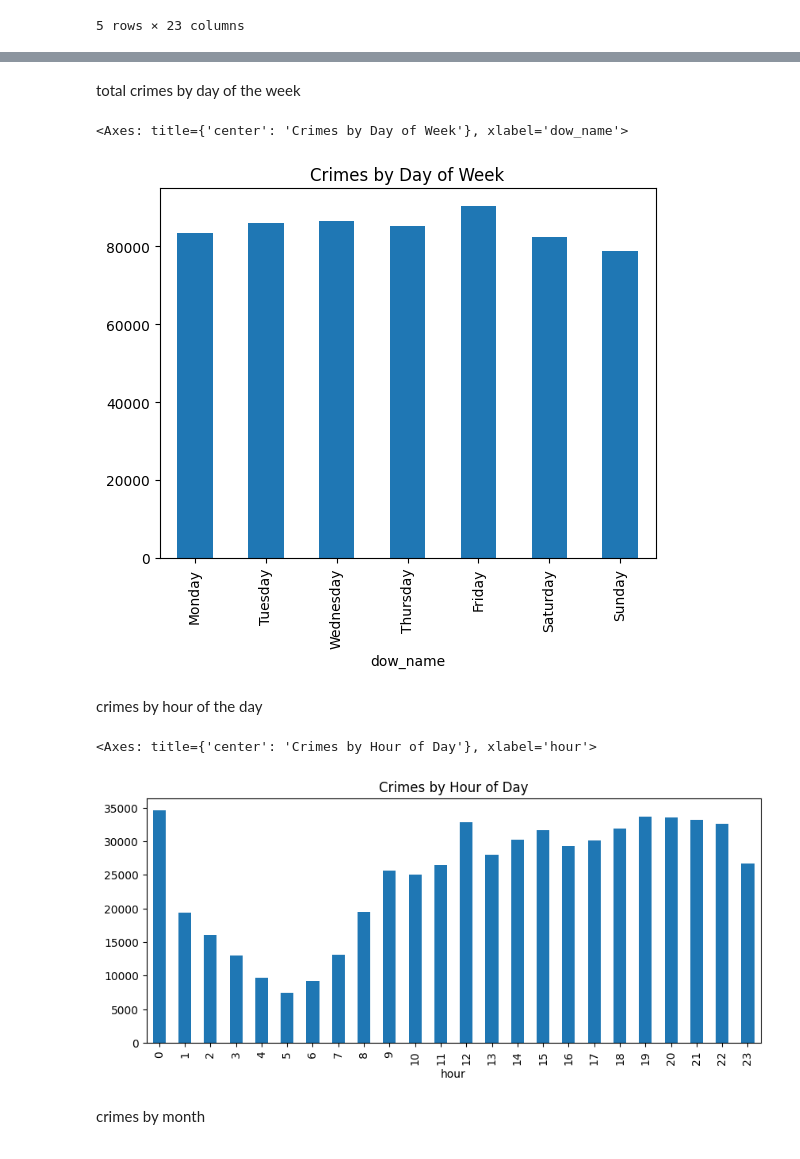
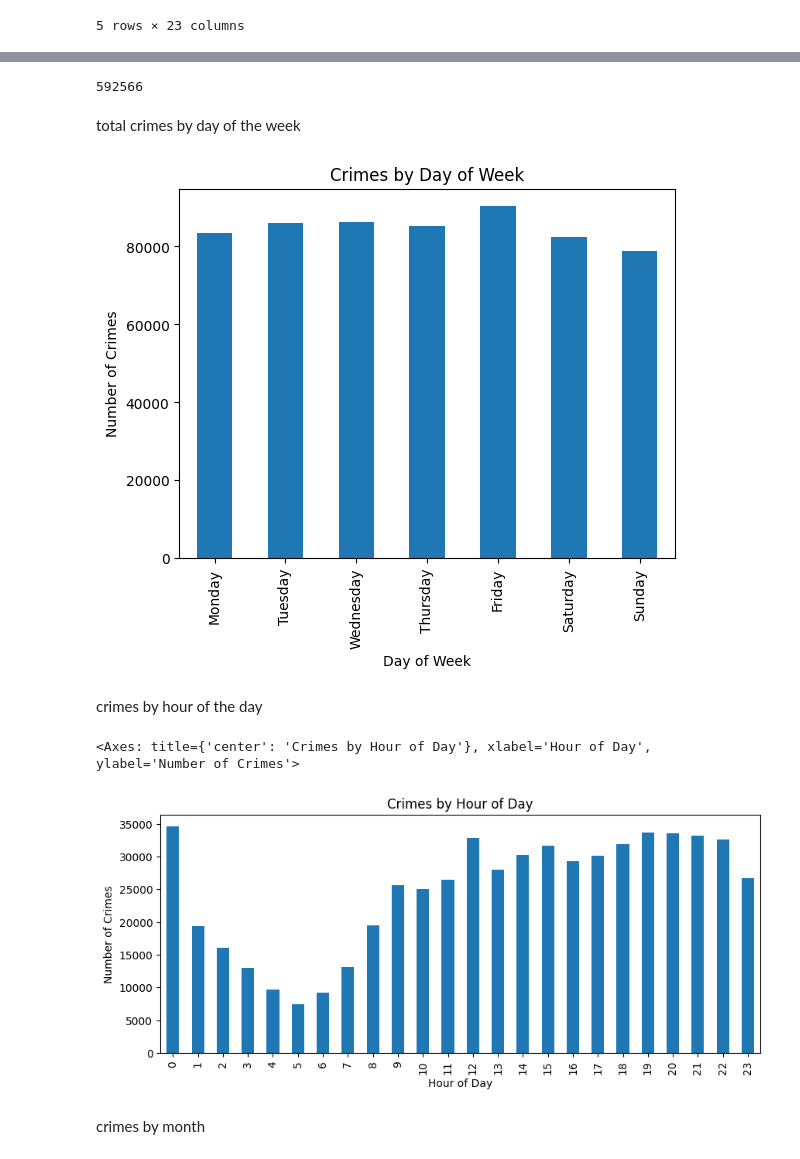
Before and after one commit to miri-red/SafetyIsAllYouNeed, a Jupyter notebook: EDA/chicago_crime_eda.ipynb, the cells around one changed output, grey strips where cells are left out. Cells and saved outputs as stored; diff of their text form; code cells hidden in the pictures.

```diff
--- a/EDA/chicago_crime_eda.ipynb
+++ b/EDA/chicago_crime_eda.ipynb
@@ -16,3 +38,7 @@ df.head()
+# %%
+df["ID"].nunique()
+# %% [output]
+592566
 # %%
 df["Date"] = pd.to_datetime(df["Date"])
 # %%
@@ -24,27 +50,25 @@ df["year"] = df["Date"].dt.year
 # %% [markdown]
 total crimes by day of the week
 # %%
-df["dow_name"].value_counts().reindex(
+
+ax = df["dow_name"].value_counts().reindex(
     ["Monday","Tuesday","Wednesday","Thursday","Friday","Saturday","Sunday"]
-)
-
-df["dow_name"].value_counts().reindex(
-    ["Monday","Tuesday","Wednesday","Thursday","Friday","Saturday","Sunday"]
-).plot(kind="bar", title="Crimes by Day of Week")
+).plot(kind="bar", title="Crimes by Day of Week", xlabel="Day of Week", ylabel="Number of Crimes")
 # %% [output]
-<Axes: title={'center': 'Crimes by Day of Week'}, xlabel='dow_name'>
-[figure, old version]
+[figure, new version]
 # %% [markdown]
 crimes by hour of the day
 # %%
 df["hour"].value_counts().sort_index().plot(
     kind="bar",
     title="Crimes by Hour of Day",
+    xlabel="Hour of Day",
+    ylabel="Number of Crimes",
     figsize=(10,4)
 )
 # %% [output]
-<Axes: title={'center': 'Crimes by Hour of Day'}, xlabel='hour'>
+<Axes: title={'center': 'Crimes by Hour of Day'}, xlabel='Hour of Day', ylabel='Number of Crimes'>
-[figure, old version]
+[figure, new version]
 # %% [markdown]
 crimes by month
 # %%
```
Also changed, not shown: parts of 10 cells of this notebook, 3 other files.
